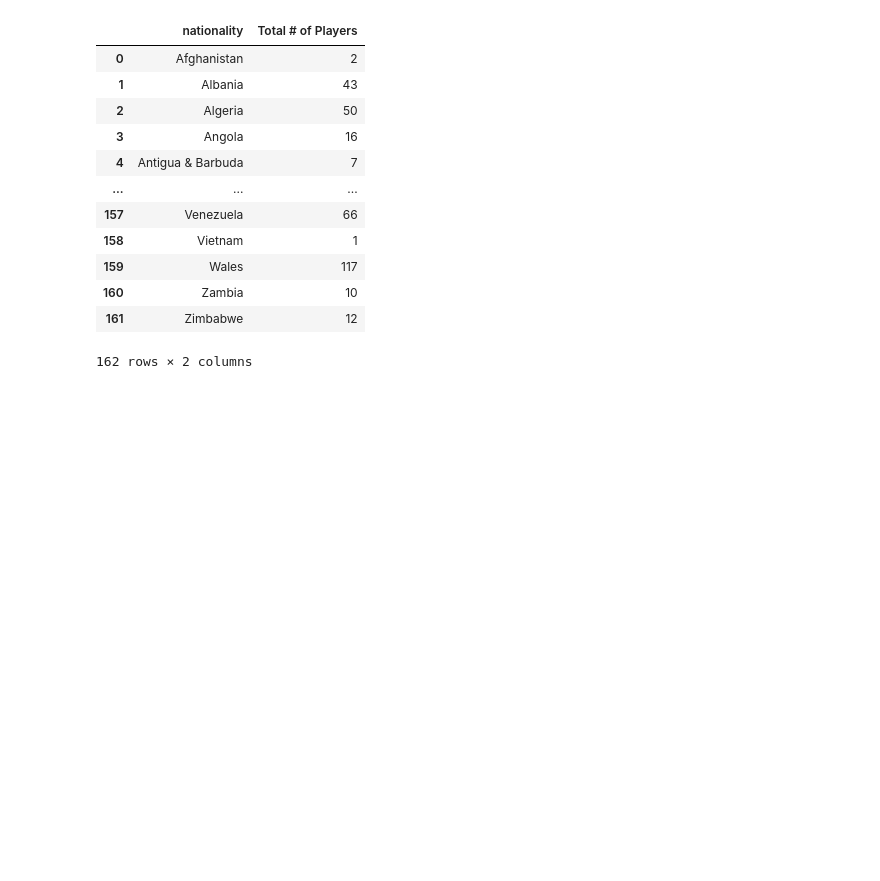
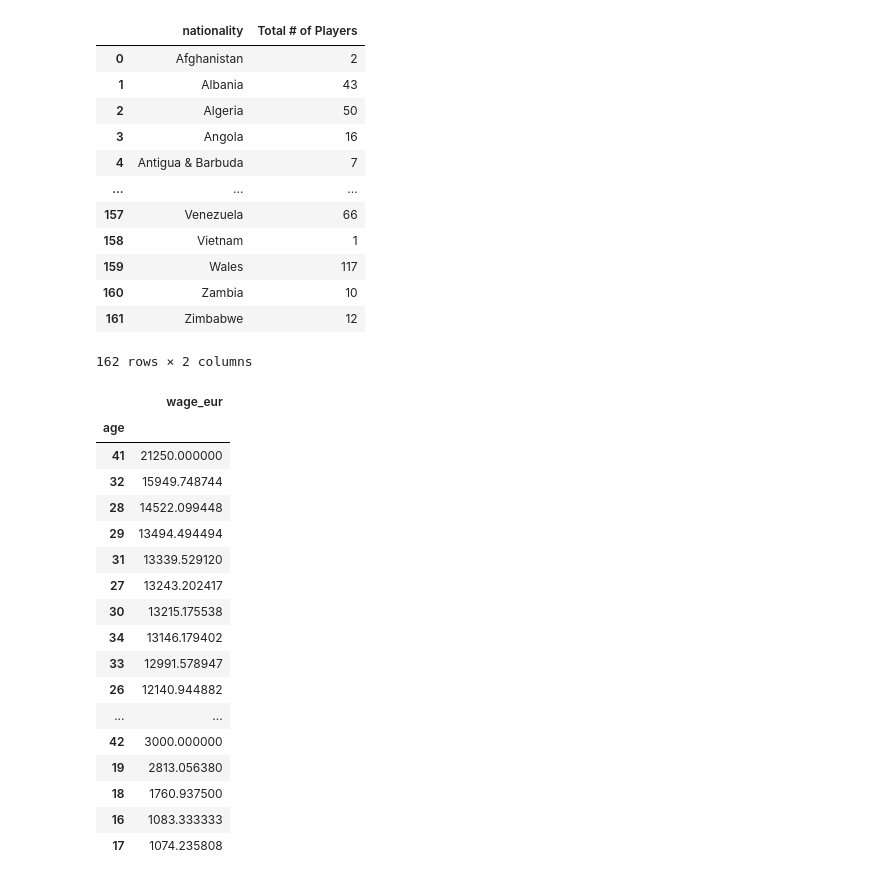
Before and after one commit to Jrowez/JUMPlus-dataProject1, a Jupyter notebook: dataProject1.ipynb, the cells around one changed output. Cells and saved outputs as stored; diff of their text form; code cells hidden in the pictures; blank space fills up the shorter version.

```diff
--- a/dataProject1.ipynb
+++ b/dataProject1.ipynb
@@ -264,2 +265,23 @@ playerRating
 # %%
 #Bonus question 3: What is the average pay per age group for players.  Is there any correlation between age and amount
+pay_age=df[['age','wage_eur']].groupby(['age']).mean('wage_eur').sort_values("wage_eur",ascending=False).head(100)
+pay_age
+# %% [output]
+|  | wage_eur |
+| age |  |
+| 41 | 21250.000000 |
+| 32 | 15949.748744 |
+| 28 | 14522.099448 |
+| 29 | 13494.494494 |
+| 31 | 13339.529120 |
+| 27 | 13243.202417 |
+| 30 | 13215.175538 |
+| 34 | 13146.179402 |
+| 33 | 12991.578947 |
+| 26 | 12140.944882 |
+| ... | ... |
+| 42 | 3000.000000 |
+| 19 | 2813.056380 |
+| 18 | 1760.937500 |
+| 16 | 1083.333333 |
+| 17 | 1074.235808 |
```
Also changed, not shown: parts of 1 cell of this notebook.
